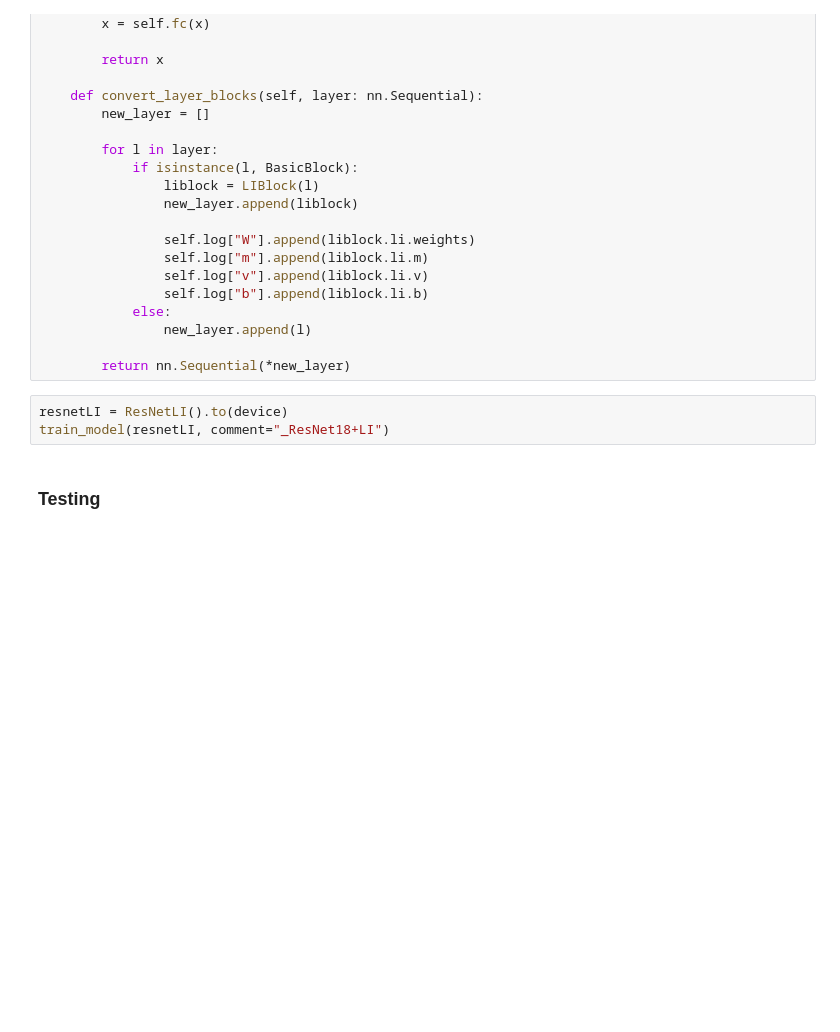
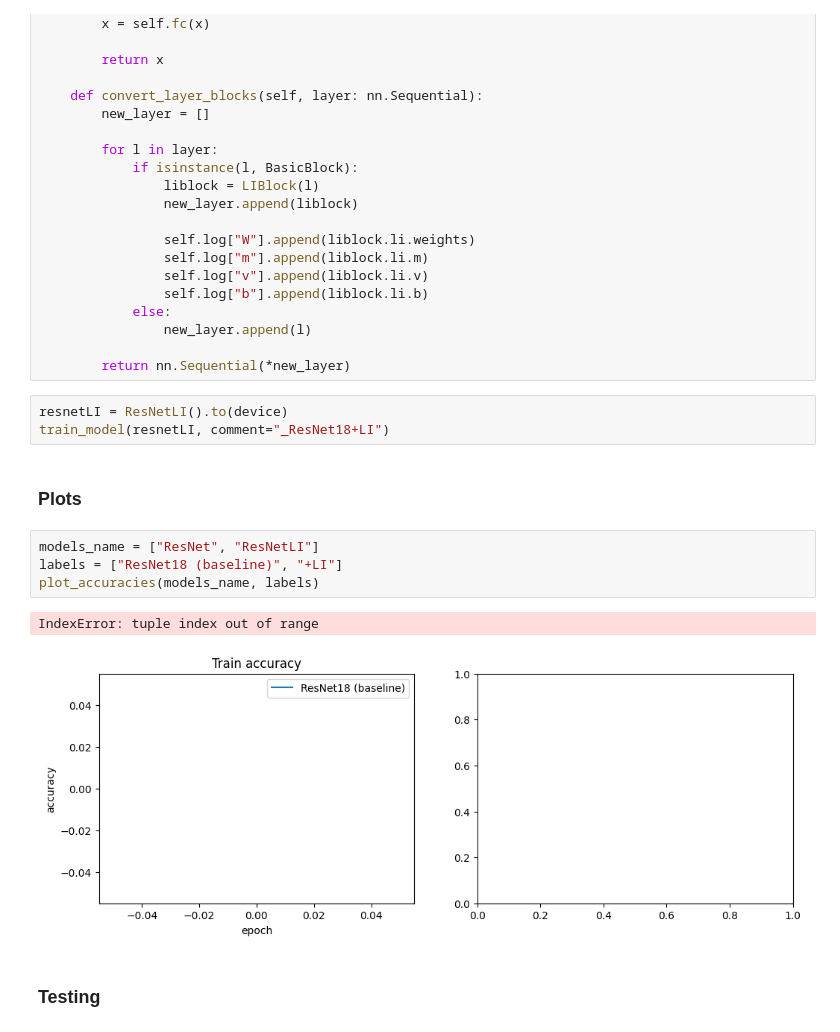
Before and after one commit to julesdubr/lateral_inhibition, a Jupyter notebook: alexnet_resnet.ipynb, the cells around one changed output. Cells and saved outputs as stored; diff of their text form; blank space fills up the shorter version.

```diff
--- a/alexnet_resnet.ipynb
+++ b/alexnet_resnet.ipynb
@@ -491,6 +537,15 @@ class ResNetLI(nn.Module):
 # %%
 resnetLI = ResNetLI().to(device)
 train_model(resnetLI, comment="_ResNet18+LI")
+# %% [markdown]
+### Plots
+# %%
+models_name = ["ResNet", "ResNetLI"]
+labels = ["ResNet18 (baseline)", "+LI"]
+plot_accuracies(models_name, labels)
+# %% [output]
+IndexError: tuple index out of range
+[figure, added]
 # %% [markdown]
 ### Testing
 # %%
```
Also changed, not shown: parts of 15 cells of this notebook.
